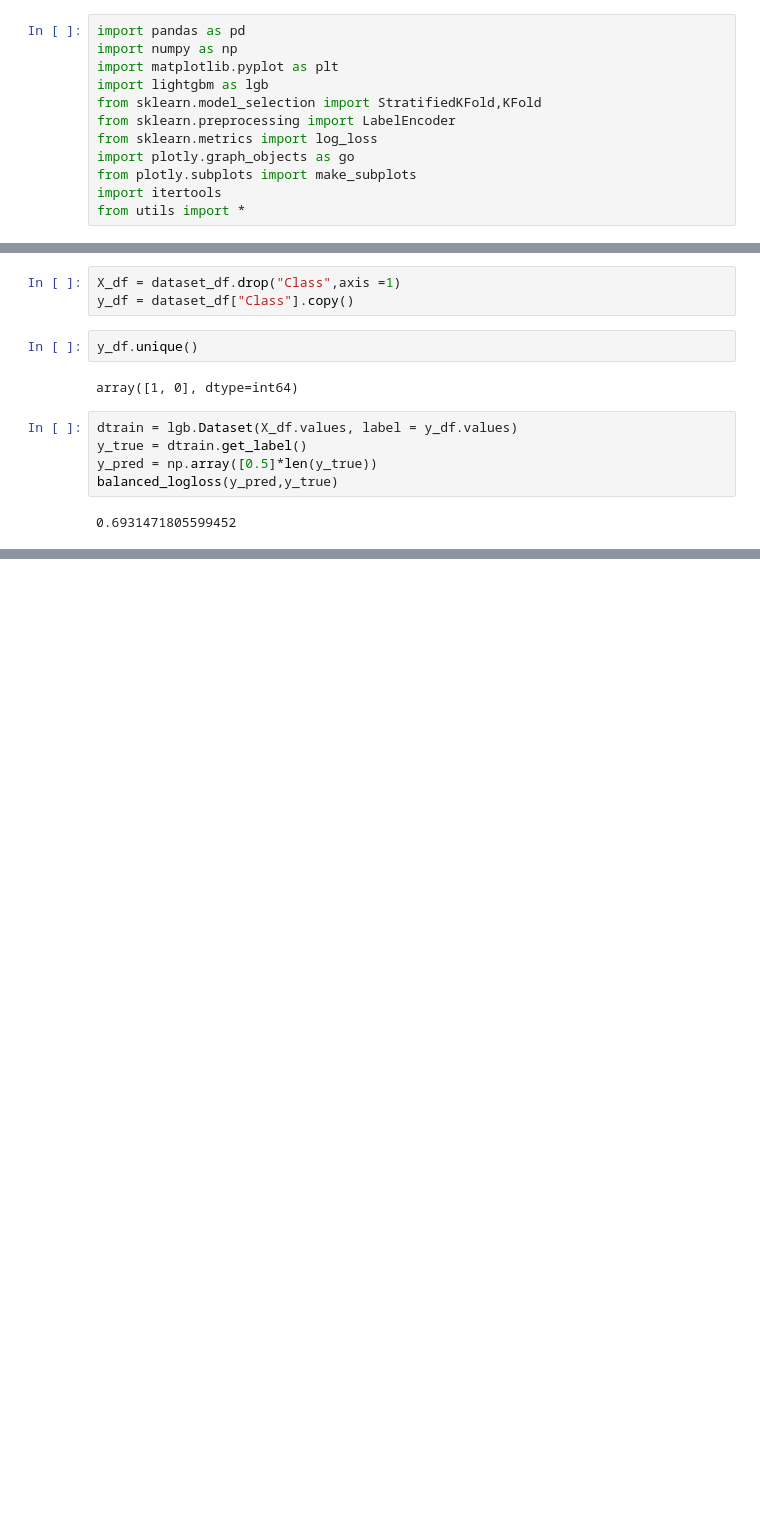
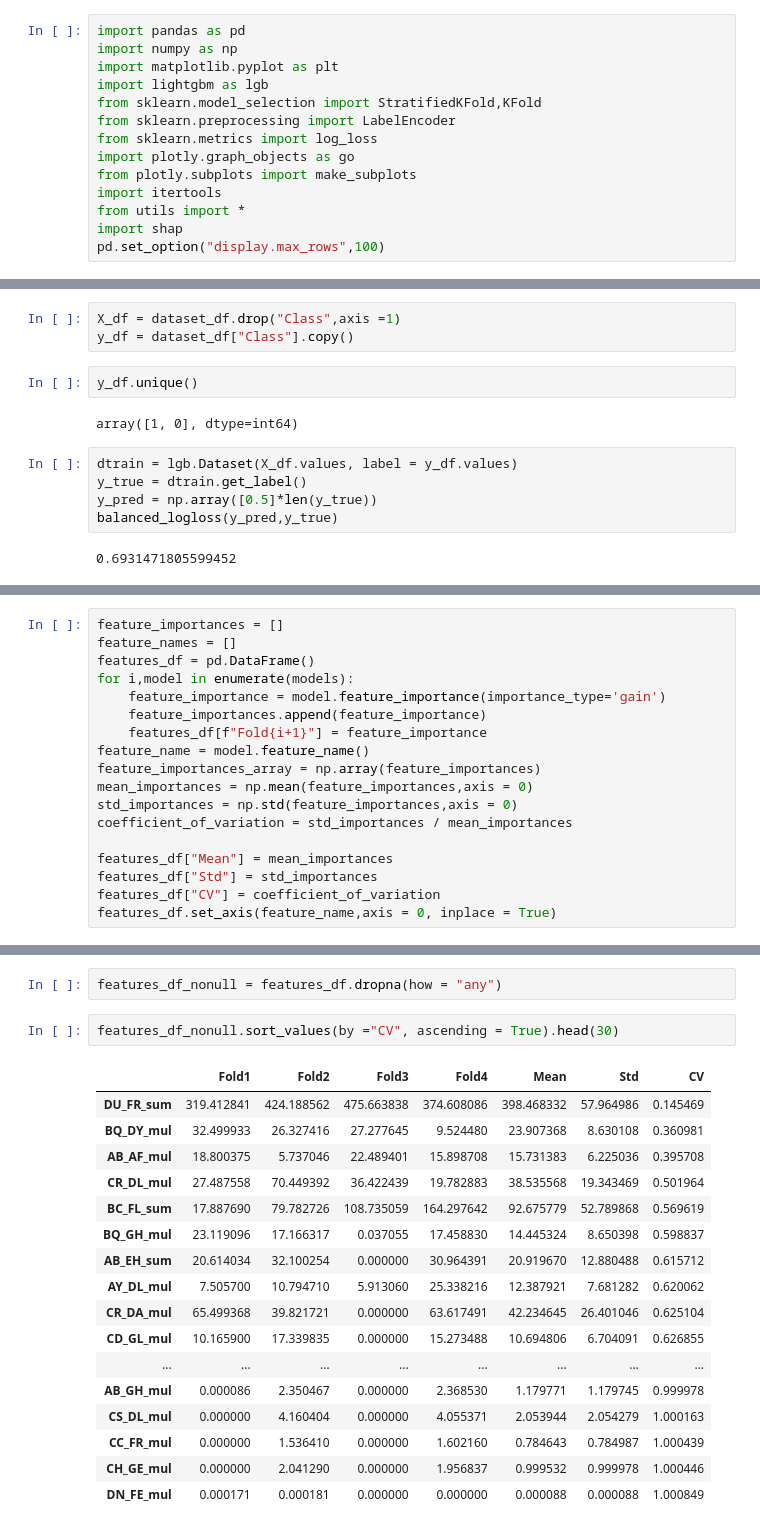
Before and after one commit to Sota-miki/ICR, a Jupyter notebook: notebook/feature_selection.ipynb, the cells around one changed output, grey strips where cells are left out. Drawn from its saved outputs; the diff is of its cells as text; blank space fills up the shorter version.

```diff
--- a/notebook/feature_selection.ipynb
+++ b/notebook/feature_selection.ipynb
@@ -10,6 +10,8 @@ import plotly.graph_objects as go
 from plotly.subplots import make_subplots
 import itertools
 from utils import *
+import shap
+pd.set_option("display.max_rows",100)
 # %%
 dataset_df = pd.read_csv(r"C:\Users\ghibl\ICR\data\input\all_features.csv")
 dataset_df.drop("Id",axis = 1, inplace = True)
@@ -201,0 +204,18 @@ score:0.3442571867189077
+# %%
+feature_importances = []
+feature_names = []
+features_df = pd.DataFrame()
+for i,model in enumerate(models):
+    feature_importance = model.feature_importance(importance_type='gain')
+    feature_importances.append(feature_importance)
+    features_df[f"Fold{i+1}"] = feature_importance
+feature_name = model.feature_name()
+feature_importances_array = np.array(feature_importances)
+mean_importances = np.mean(feature_importances,axis = 0)
+std_importances = np.std(feature_importances,axis = 0)
+coefficient_of_variation = std_importances / mean_importances
+
+features_df["Mean"] = mean_importances
+features_df["Std"] = std_importances
+features_df["CV"] = coefficient_of_variation
+features_df.set_axis(feature_name,axis = 0, inplace = True)
@@ -201,0 +231,22 @@ score:0.3442571867189077
+# %%
+features_df_nonull = features_df.dropna(how = "any")
+# %%
+features_df_nonull.sort_values(by ="CV", ascending = True).head(30)
+# %% [output]
+|  | Fold1 | Fold2 | Fold3 | Fold4 | Mean | Std | CV |
+| DU_FR_sum | 319.412841 | 424.188562 | 475.663838 | 374.608086 | 398.468332 | 57.964986 | 0.145469 |
+| BQ_DY_mul | 32.499933 | 26.327416 | 27.277645 | 9.524480 | 23.907368 | 8.630108 | 0.360981 |
+| AB_AF_mul | 18.800375 | 5.737046 | 22.489401 | 15.898708 | 15.731383 | 6.225036 | 0.395708 |
+| CR_DL_mul | 27.487558 | 70.449392 | 36.422439 | 19.782883 | 38.535568 | 19.343469 | 0.501964 |
+| BC_FL_sum | 17.887690 | 79.782726 | 108.735059 | 164.297642 | 92.675779 | 52.789868 | 0.569619 |
+| BQ_GH_mul | 23.119096 | 17.166317 | 0.037055 | 17.458830 | 14.445324 | 8.650398 | 0.598837 |
+| AB_EH_sum | 20.614034 | 32.100254 | 0.000000 | 30.964391 | 20.919670 | 12.880488 | 0.615712 |
+| AY_DL_mul | 7.505700 | 10.794710 | 5.913060 | 25.338216 | 12.387921 | 7.681282 | 0.620062 |
+| CR_DA_mul | 65.499368 | 39.821721 | 0.000000 | 63.617491 | 42.234645 | 26.401046 | 0.625104 |
+| CD_GL_mul | 10.165900 | 17.339835 | 0.000000 | 15.273488 | 10.694806 | 6.704091 | 0.626855 |
+| ... | ... | ... | ... | ... | ... | ... | ... |
+| AB_GH_mul | 0.000086 | 2.350467 | 0.000000 | 2.368530 | 1.179771 | 1.179745 | 0.999978 |
+| CS_DL_mul | 0.000000 | 4.160404 | 0.000000 | 4.055371 | 2.053944 | 2.054279 | 1.000163 |
+| CC_FR_mul | 0.000000 | 1.536410 | 0.000000 | 1.602160 | 0.784643 | 0.784987 | 1.000439 |
+| CH_GE_mul | 0.000000 | 2.041290 | 0.000000 | 1.956837 | 0.999532 | 0.999978 | 1.000446 |
+| DN_FE_mul | 0.000171 | 0.000181 | 0.000000 | 0.000000 | 0.000088 | 0.000088 | 1.000849 |
```
Also changed, not shown: parts of 15 cells of this notebook, 5 other files.
